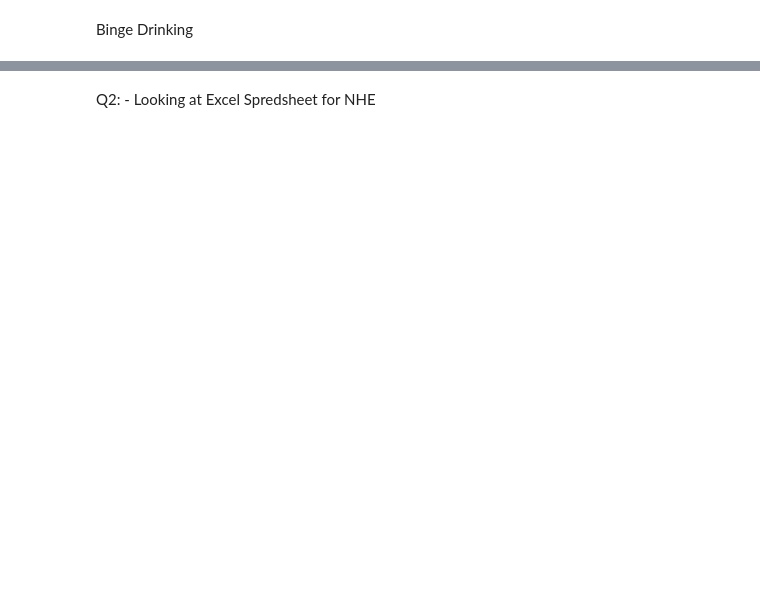
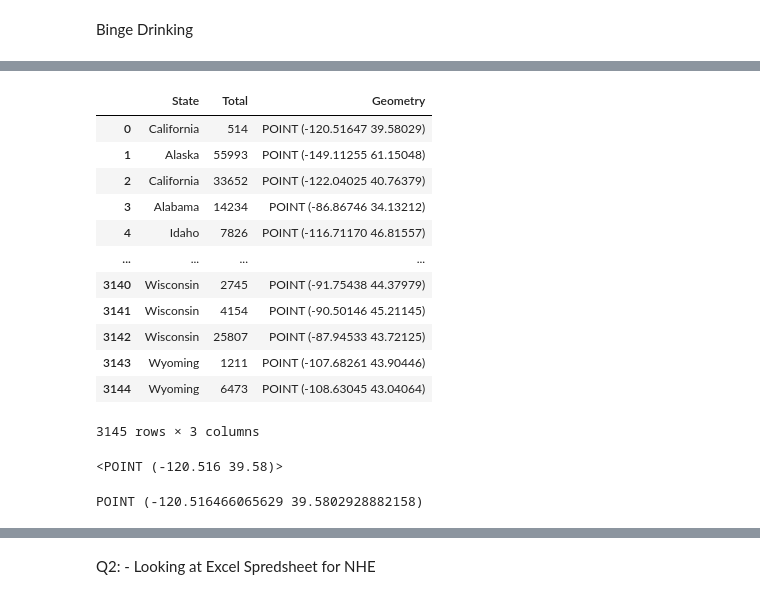
Before and after one commit to Lyduska/Better_Health, a Jupyter notebook: notebook/Better_health.ipynb, the cells around one changed output, grey strips where cells are left out. Saved outputs shown, nothing was run; the diff lists cells and outputs as text; code cells hidden in the pictures; blank space fills up the shorter version.

```diff
--- a/notebook/Better_health.ipynb
+++ b/notebook/Better_health.ipynb
@@ -483,5 +1504,27 @@ type(BH_drinking)
 # %%
-BH_drinking.head()
+BH_drinking
+# %% [output]
+|  | State | Total | Geometry |
+| 0 | California | 514 | POINT (-120.51647 39.58029) |
+| 1 | Alaska | 55993 | POINT (-149.11255 61.15048) |
+| 2 | California | 33652 | POINT (-122.04025 40.76379) |
+| 3 | Alabama | 14234 | POINT (-86.86746 34.13212) |
+| 4 | Idaho | 7826 | POINT (-116.71170 46.81557) |
+| ... | ... | ... | ... |
+| 3140 | Wisconsin | 2745 | POINT (-91.75438 44.37979) |
+| 3141 | Wisconsin | 4154 | POINT (-90.50146 45.21145) |
+| 3142 | Wisconsin | 25807 | POINT (-87.94533 43.72125) |
+| 3143 | Wyoming | 1211 | POINT (-107.68261 43.90446) |
+| 3144 | Wyoming | 6473 | POINT (-108.63045 43.04064) |
+3145 rows × 3 columns
+# %%
+BH_drinking.loc[0, 'Geometry']
+# %% [output]
+<POINT (-120.516 39.58)>
+# %%
+print(BH_drinking.loc[0, 'Geometry'])
+# %% [output]
+POINT (-120.516466065629 39.5802928882158)
 # %%
 #BH_drinking.plot();
 # %%
```
Also changed, not shown: parts of 157 cells of this notebook, 1 other file.
